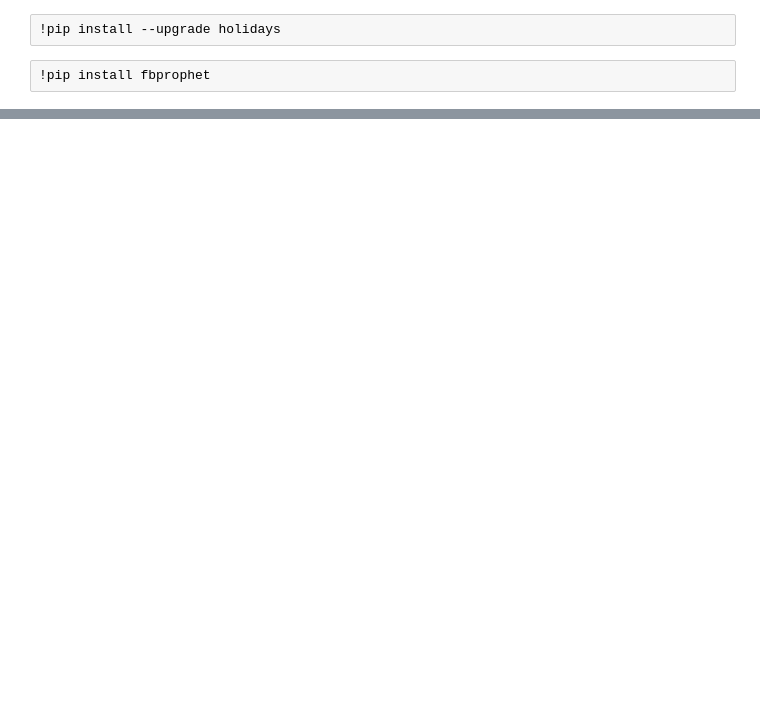
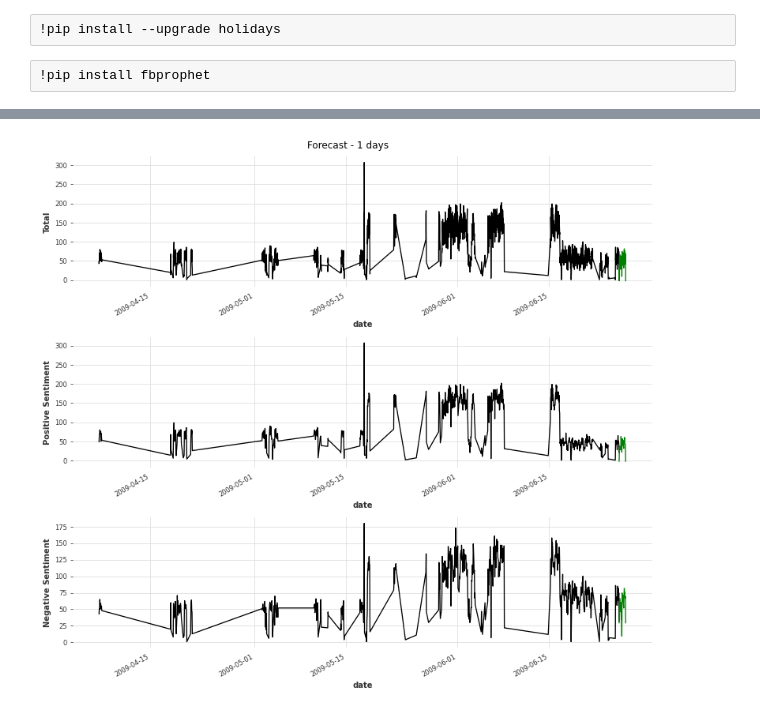
Before and after one commit to leticiacosta91/CA2BigData, a Jupyter notebook: Forecast.ipynb, the cells around one changed output, grey strips where cells are left out. Drawn from its saved outputs; the diff is of its cells as text; code cells hidden in the pictures; blank space fills up the shorter version.

```diff
--- a/Forecast.ipynb
+++ b/Forecast.ipynb
@@ -1351,7 +1065,9 @@ def df_future(df_trained, day_future, model):
     return df
 # %%
 future_7d = df_future(df_trained = tweets_hour_pd,
-                      day_future = 7,
+                      day_future = 1,
                       model = reg_mod)
+# %% [output]
+[figure, added]
 # %%
 future_30d = df_future(df_trained = tweets_hour_pd,
```
Also changed, not shown: parts of 33 cells of this notebook.
